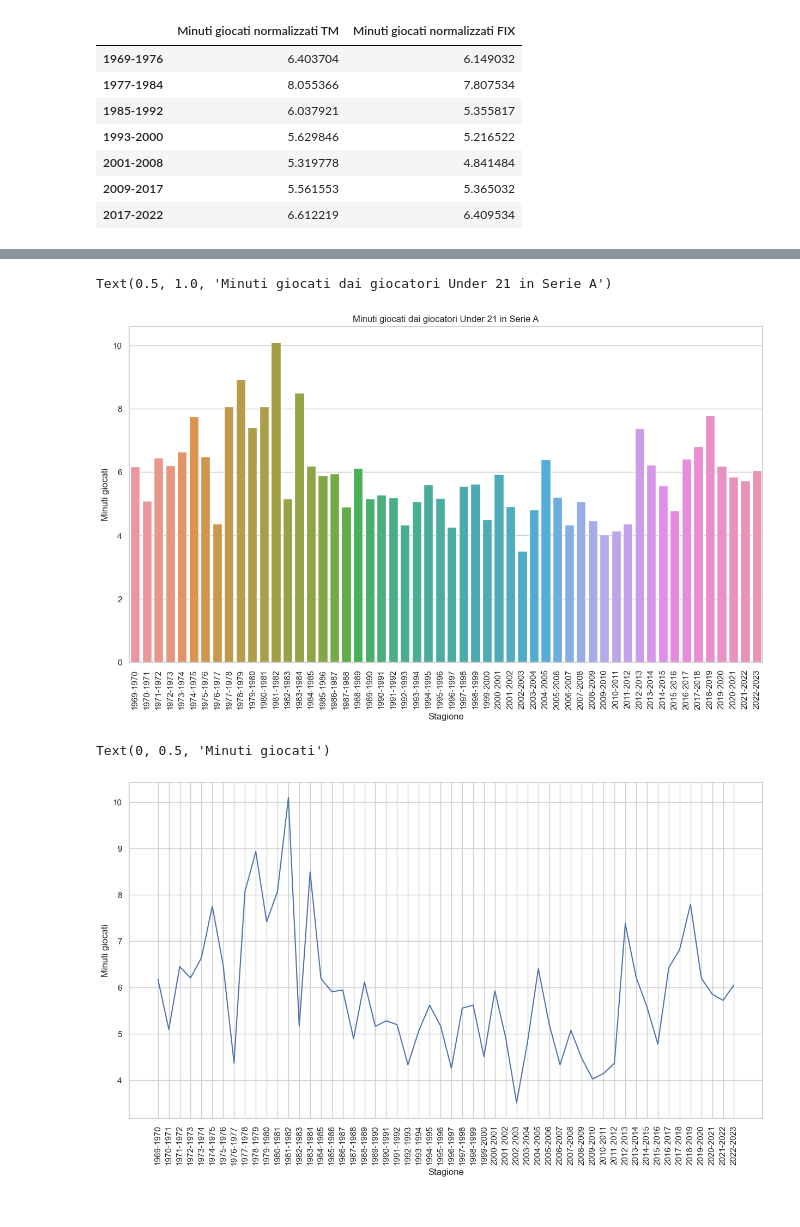
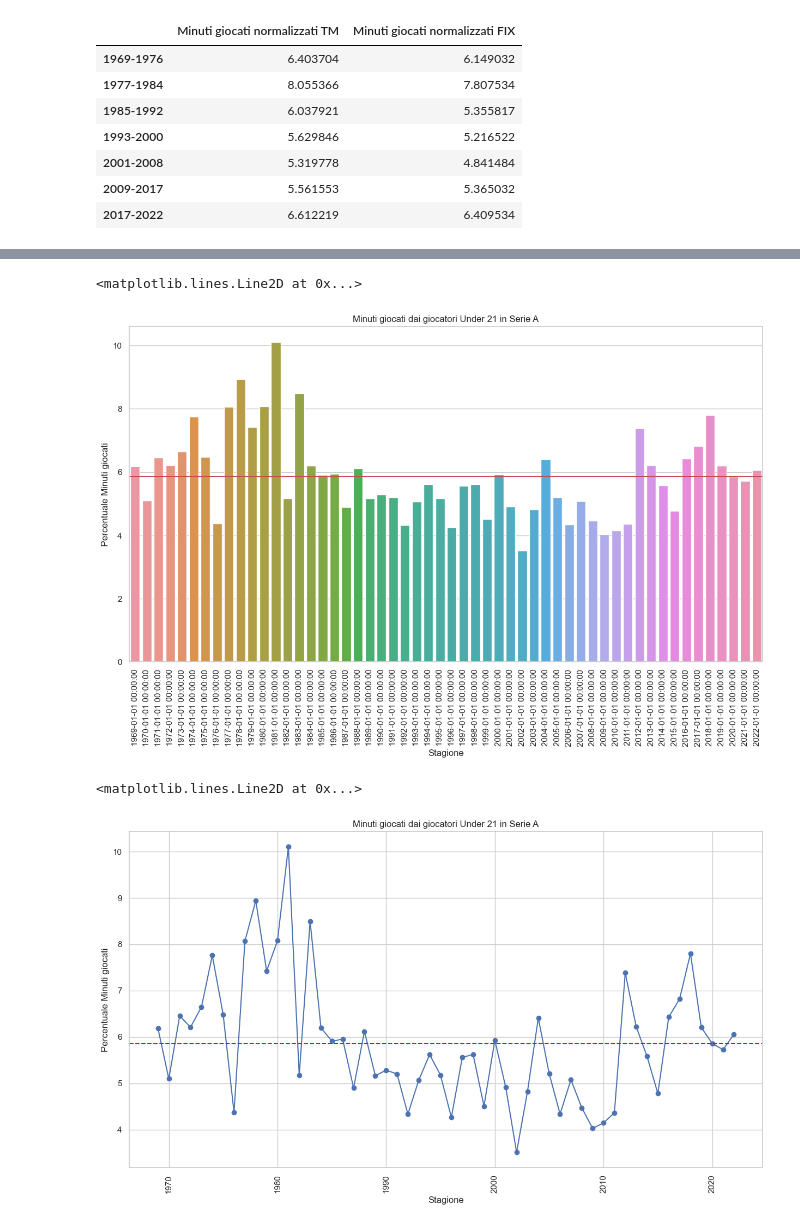
Before and after one commit to frapic98/Minutes-played-by-under-21-players-in-Serie-a, a Jupyter notebook: scraping.ipynb, the cells around one changed output, grey strips where cells are left out. Drawn from its saved outputs; the diff is of its cells as text; code cells hidden in the pictures.

Commit message:
Code cleanup and ANOVA model

```diff
--- a/scraping.ipynb
+++ b/scraping.ipynb
@@ -72,17 +34,0 @@ camp92=pd.read_excel("transfermarkt\SerieA1992-1993-Under21.xlsx")
-# %%
-from datetime import datetime
-from dateutil import relativedelta
-mesi = {
-    "gen": 1, "feb": 2, "mar": 3, "apr": 4, "mag": 5, "giu": 6, "lug": 7, "ago": 8, "set": 9, "ott": 10, "nov": 11, "dic": 12
-}
-data_inizio = datetime(1992, 8, 1)
-#convert the name of month in the date (example 28/nov/2002) in number ising the dictionary mesi for the column "Data di nascita"
-for i in range(len(camp92)):
-    parti = camp92.loc[i,"Nato"].split('/')
-    giorno = int(parti[0])
-    mese = mesi[parti[1].lower()]  # Mappa il mese in minuscolo
-    anno = int(parti[2])
-    data = datetime(anno, mese, giorno)
-    camp92.loc[i,"Data di nascita"]=data
-    anni=relativedelta.relativedelta(data_inizio, data).years
-    camp92.loc[i,"Anni"]=anni
@@ -221,3 +118,9 @@ mins_played.head(53)
+# %%
+#modify the index of mins_played and get only the first part(examples: 2022-2023 becomes 2022, 2021-2022 becomes 2021)
+mins_played.index=mins_played.index.str[:4]
+# %%
+#convert the index of mins_played to DateTime
+mins_played.index=pd.to_datetime(mins_played.index, format='%Y')
 # %%
 mins_played["Minuti giocati normalizzati FIX"].describe()
 # %% [output]
@@ -253,0 +158,14 @@ Valore p: 0.0
+# %%
+# Aggiungi una colonna con gli anni numerici per l'analisi di regressione
+mins_played['Anno_Numerico'] = mins_played.index.year
+
+
+# Esegui l'analisi di regressione
+X = mins_played[['Anno_Numerico','Minuti giocati totali']]
+X = sm.add_constant(X)  # Aggiungi una costante (intercetta) al modello
+y = mins_played['Minuti giocati FIX']
+
+model = sm.OLS(y, X).fit()
+
+# Stampa il risultato dell'analisi
+print(model.summary())
@@ -357,22 +342,26 @@ Text(0.5, 1.0, 'Minuti giocati dai giocatori Under 21 in Serie A')
 # %%
 sns.set_theme(style="whitegrid")
 plt.figure(figsize=(15,8))
 sns.barplot(x=mins_played.index, y=mins_played["Minuti giocati normalizzati FIX"])
 plt.xticks(rotation=90)
 plt.xlabel("Stagione")
 plt.ylabel("Percentuale Minuti giocati")
 plt.title("Minuti giocati dai giocatori Under 21 in Serie A")
+#print line mean
+plt.axhline(mins_played["Minuti giocati normalizzati FIX"].mean(), color='red', linestyle='--')
 # %% [output]
-Text(0.5, 1.0, 'Minuti giocati dai giocatori Under 21 in Serie A')
+<matplotlib.lines.Line2D at 0x...>
-[figure, old version]
+[figure, new version]
 # %%
-#print a line plot with the minutes played normalized
-sns.set_theme(style="whitegrid")
+#print a line plot with the minutes played normalized with line mean and marker
 plt.figure(figsize=(15,8))
-sns.lineplot(x=mins_played.index, y=mins_played["Minuti giocati normalizzati FIX"])
+plt.plot(mins_played.index,mins_played["Minuti giocati normalizzati FIX"],marker='o')
 plt.xticks(rotation=90)
 plt.xlabel("Stagione")
-plt.ylabel("Minuti giocati")
+plt.ylabel("Percentuale Minuti giocati")
+plt.title("Minuti giocati dai giocatori Under 21 in Serie A")
+#print line mean
+plt.axhline(mins_played["Minuti giocati normalizzati FIX"].mean(), color='red', linestyle='--')
 # %% [output]
-Text(0, 0.5, 'Minuti giocati')
+<matplotlib.lines.Line2D at 0x...>
-[figure, old version]
+[figure, new version]
```
Also changed, not shown: parts of 28 cells of this notebook.
